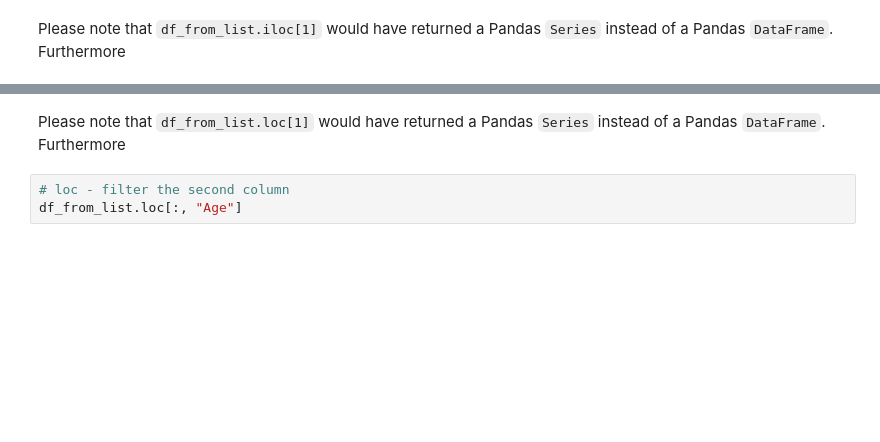
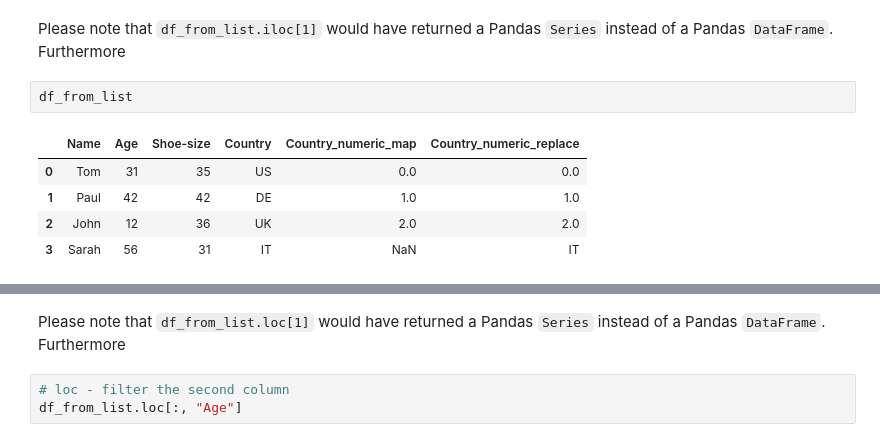
Before and after one commit to open-energy-transition/flex_training_2025, a Jupyter notebook: Lesson 2 Numpy and Pandas.ipynb, the cells around one changed output, grey strips where cells are left out. Drawn from its saved outputs; the diff is of its cells as text; blank space fills up the shorter version.

```diff
--- a/Lesson 2 Numpy and Pandas.ipynb
+++ b/Lesson 2 Numpy and Pandas.ipynb
@@ -315,5 +532,13 @@ df_from_list.iloc[[1]]
 # %% [markdown]
 Please note that `df_from_list.iloc[1]` would have returned a Pandas `Series` instead of a Pandas `DataFrame`. Furthermore
+# %%
+df_from_list
+# %% [output]
+|  | Name | Age | Shoe-size | Country | Country_numeric_map | Country_numeric_replace |
+| 0 | Tom | 31 | 35 | US | 0.0 | 0.0 |
+| 1 | Paul | 42 | 42 | DE | 1.0 | 1.0 |
+| 2 | John | 12 | 36 | UK | 2.0 | 2.0 |
+| 3 | Sarah | 56 | 31 | IT | NaN | IT |
 # %%
 # iloc - filter the second column
 df_from_list.iloc[:, 1]
```
Also changed, not shown: parts of 66 cells of this notebook, 19 other files.
